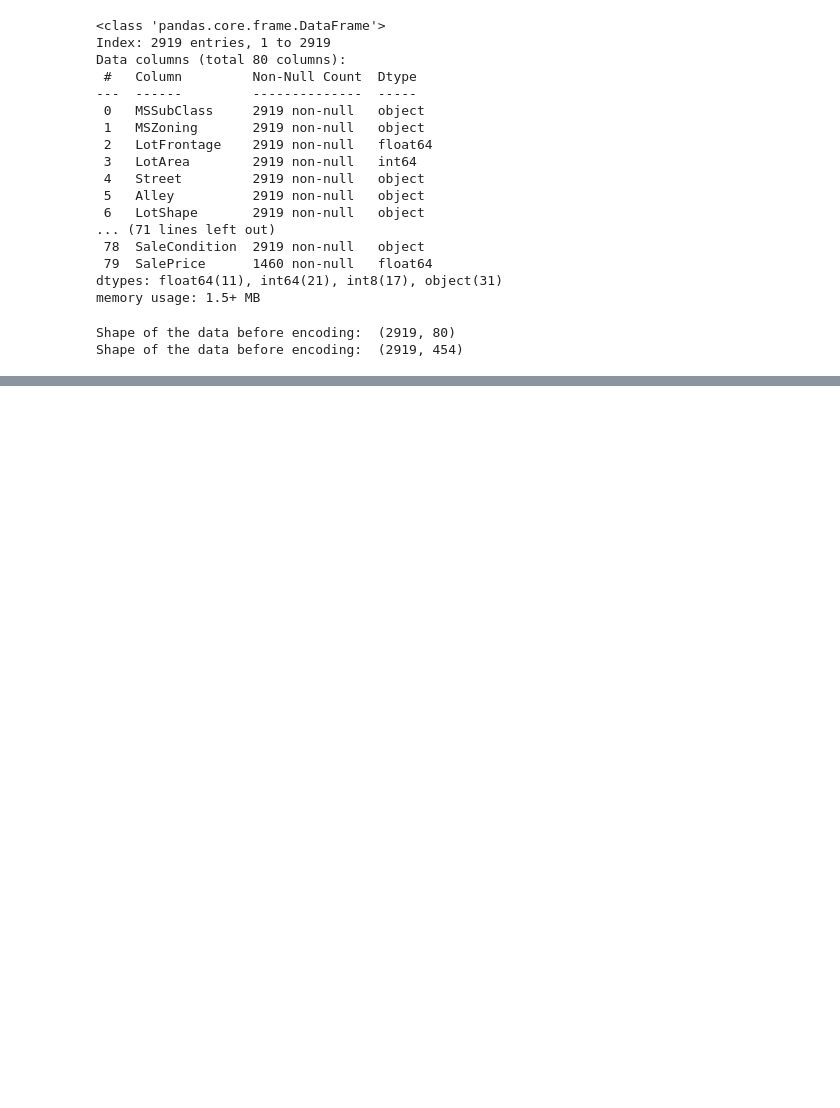
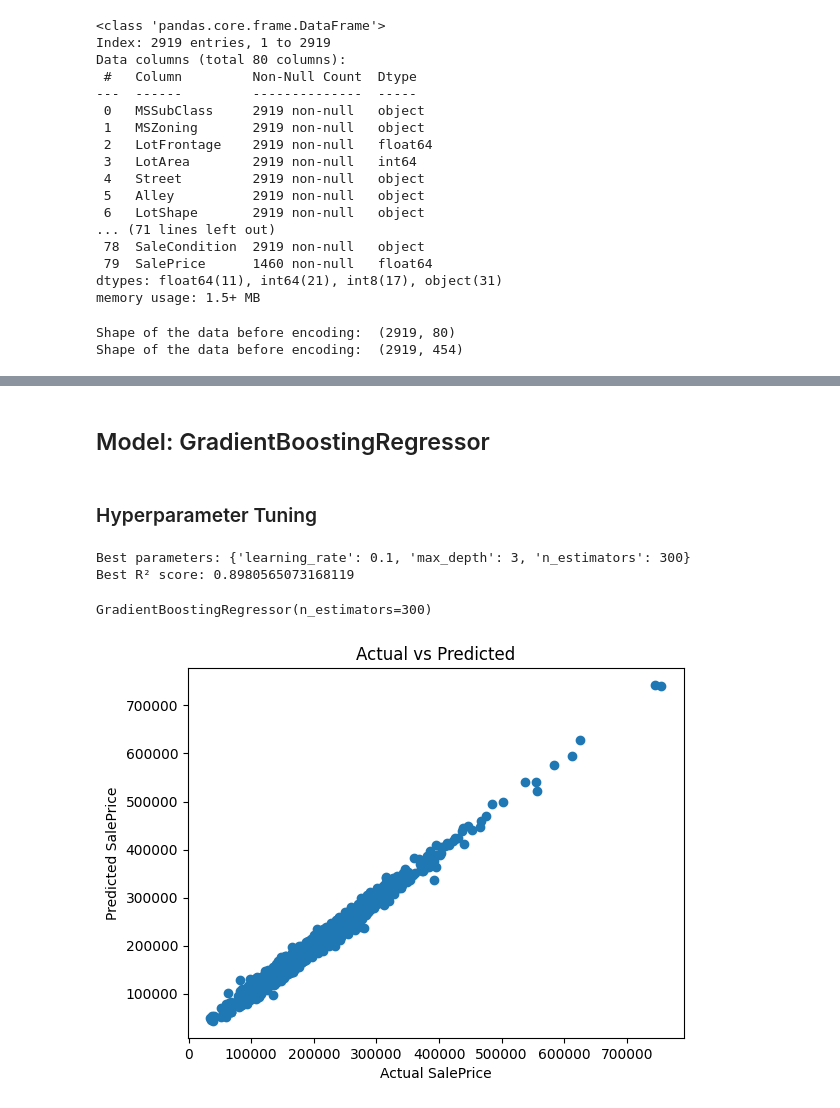
Before and after one commit to S-anuu/House_price_prediction_model, a Jupyter notebook: model.ipynb, the cells around one changed output, grey strips where cells are left out. Cells and saved outputs as stored; diff of their text form; code cells hidden in the pictures; blank space fills up the shorter version.

Commit message:
Trained and tested the model

```diff
--- a/model.ipynb
+++ b/model.ipynb
@@ -920,0 +929,2 @@ Shape of the data before encoding:  (2919, 454)
+# %%
+len_train = df_train.shape[0]
@@ -920,0 +1072,51 @@ Shape of the data before encoding:  (2919, 454)
+# %% [markdown]
+## Model:  GradientBoostingRegressor
+# %% [markdown]
+### Hyperparameter Tuning
+# %%
+# GridSearchCV
+
+from sklearn.model_selection import GridSearchCV
+
+# Define the model
+model = GradientBoostingRegressor()
+
+# Define the parameter grid to search
+param_grid = {
+    'n_estimators': [100, 200, 300],
+    'learning_rate': [0.01, 0.1, 0.2],
+    'max_depth': [3, 4, 5]
+}
+
+# Set up the grid search with cross-validation
+grid_search = GridSearchCV(estimator=model, param_grid=param_grid, cv=5, scoring='r2')
+
+# Fit the grid search
+grid_search.fit(X_train, y_train)
+
+# Display the best parameters and score
+print(f"Best parameters: {grid_search.best_params_}")
+print(f"Best R² score: {grid_search.best_score_}")
+# %% [output]
+Best parameters: {'learning_rate': 0.1, 'max_depth': 3, 'n_estimators': 300}
+Best R² score: 0.8980565073168119
+# %%
+# Retrain the best model on the full training data
+best_model = grid_search.best_estimator_
+
+# Fit the model on the full training data
+best_model.fit(X_train, y_train)
+# %% [output]
+GradientBoostingRegressor(n_estimators=300)
+# %%
+# Predict on test data
+predictions = best_model.predict(X_train)
+# %%
+# Plot actual vs predicted values
+plt.scatter(y_train, predictions)
+plt.xlabel('Actual SalePrice')
+plt.ylabel('Predicted SalePrice')
+plt.title('Actual vs Predicted')
+plt.show()
+# %% [output]
+[figure, added]
```
Also changed, not shown: parts of 16 cells of this notebook.
